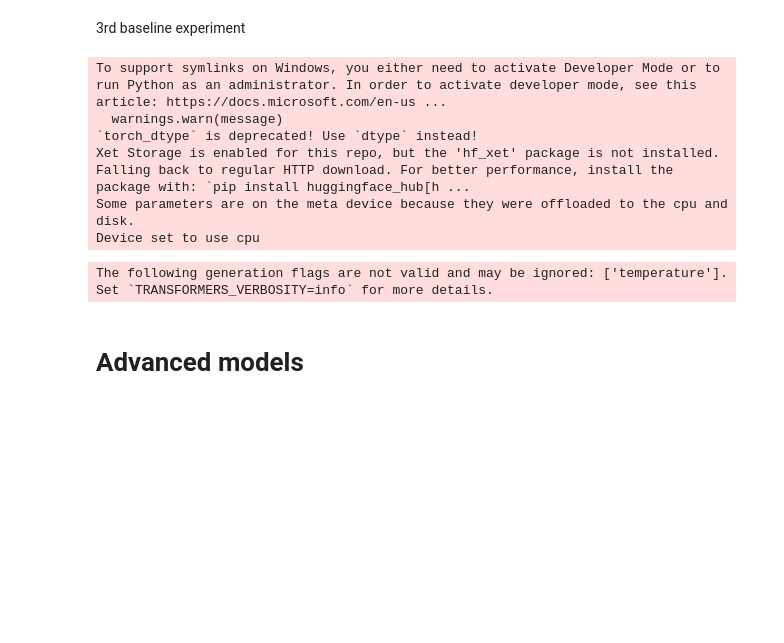
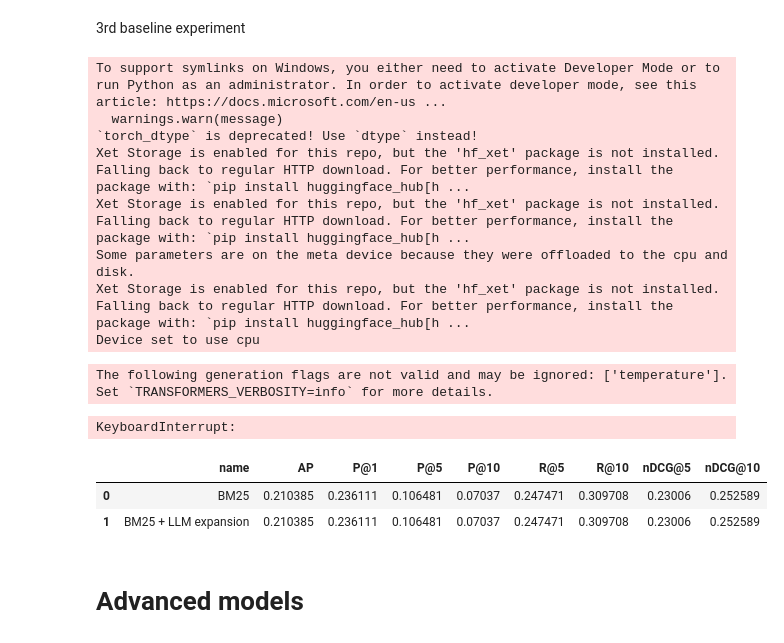
Before and after one commit to mitruho/Financial_search_engine, a Jupyter notebook: search_engine.ipynb, the cells around one changed output. Saved outputs shown, nothing was run; the diff lists cells and outputs as text; code cells hidden in the pictures; blank space fills up the shorter version.

```diff
--- a/search_engine.ipynb
+++ b/search_engine.ipynb
@@ -170,7 +170,7 @@ display(results)
 import torch
 from transformers import AutoModelForCausalLM, AutoTokenizer, pipeline
 
-model_id = "meta-llama/Meta-Llama-3-8B-Instruct"
+model_id = "microsoft/Phi-3.5-mini-instruct"
 
 model = AutoModelForCausalLM.from_pretrained(
     model_id,
@@ -190,7 +190,9 @@ To support symlinks on Windows, you either need to activate Developer Mode or to
   warnings.warn(message)
 `torch_dtype` is deprecated! Use `dtype` instead!
 Xet Storage is enabled for this repo, but the 'hf_xet' package is not installed. Falling back to regular HTTP download. For better performance, install the package with: `pip install huggingface_hub[h ...
+Xet Storage is enabled for this repo, but the 'hf_xet' package is not installed. Falling back to regular HTTP download. For better performance, install the package with: `pip install huggingface_hub[h ...
 Some parameters are on the meta device because they were offloaded to the cpu and disk.
+Xet Storage is enabled for this repo, but the 'hf_xet' package is not installed. Falling back to regular HTTP download. For better performance, install the package with: `pip install huggingface_hub[h ...
 Device set to use cpu
 # %%
 import re
@@ -218,14 +222,46 @@ bm25_llm = llm_expander >> bm25
-# %%
-pt.Experiment(
-    [bm25, bm25_llm],
-    queries,
-    qrels,
-    eval_metrics=metrics,
-    names=["BM25", "BM25 + LLM expansion"],
-    verbose=True
-)
-# %% [output]
-The following generation flags are not valid and may be ignored: ['temperature']. Set `TRANSFORMERS_VERBOSITY=info` for more details.
+# %%
+queries_exp = queries.copy()
+queries_exp["query"] = queries_exp["query"].map(lambda x: llm_expand_query(x, n_terms=10))
+# %% [output]
+The following generation flags are not valid and may be ignored: ['temperature']. Set `TRANSFORMERS_VERBOSITY=info` for more details.
+KeyboardInterrupt:
+# %%
+queries_exp = pd.read_csv('./data/expanded_llm.csv')
+# %%
+import pyterrier as pt
+
+# Ensure both are DataFrames with qid + query
+queries = queries[["qid","query"]].copy()
+queries_exp = queries_exp[["qid","query"]].copy()
+
+# map: qid -> expanded query
+qid2exp = dict(zip(queries_exp["qid"], queries_exp["query"]))
+
+# transformer: replace query text based on qid
+rewrite_from_precomputed = pt.apply.generic(
+    lambda df: df.assign(
+        query=df["qid"].map(qid2exp).where(
+            df["qid"].map(qid2exp).notna(),
+            df["query"]
+        ).astype(str)
+    )
+)
+bm25_exp = rewrite_from_precomputed >> bm25
+
+results = pt.Experiment(
+    [bm25, bm25_exp],
+    queries,
+    qrels,
+    eval_metrics=metrics,
+    names=["BM25", "BM25 + LLM expansion"],
+    verbose=True
+)
+# %%
+results
+# %% [output]
+|  | name | AP | P@1 | P@5 | P@10 | R@5 | R@10 | nDCG@5 | nDCG@10 |
+| 0 | BM25 | 0.210385 | 0.236111 | 0.106481 | 0.07037 | 0.247471 | 0.309708 | 0.23006 | 0.252589 |
+| 1 | BM25 + LLM expansion | 0.210385 | 0.236111 | 0.106481 | 0.07037 | 0.247471 | 0.309708 | 0.23006 | 0.252589 |
 # %% [markdown]
 # Advanced models
 # %%
```
Also changed, not shown: parts of 10 cells of this notebook, 5 other files.
